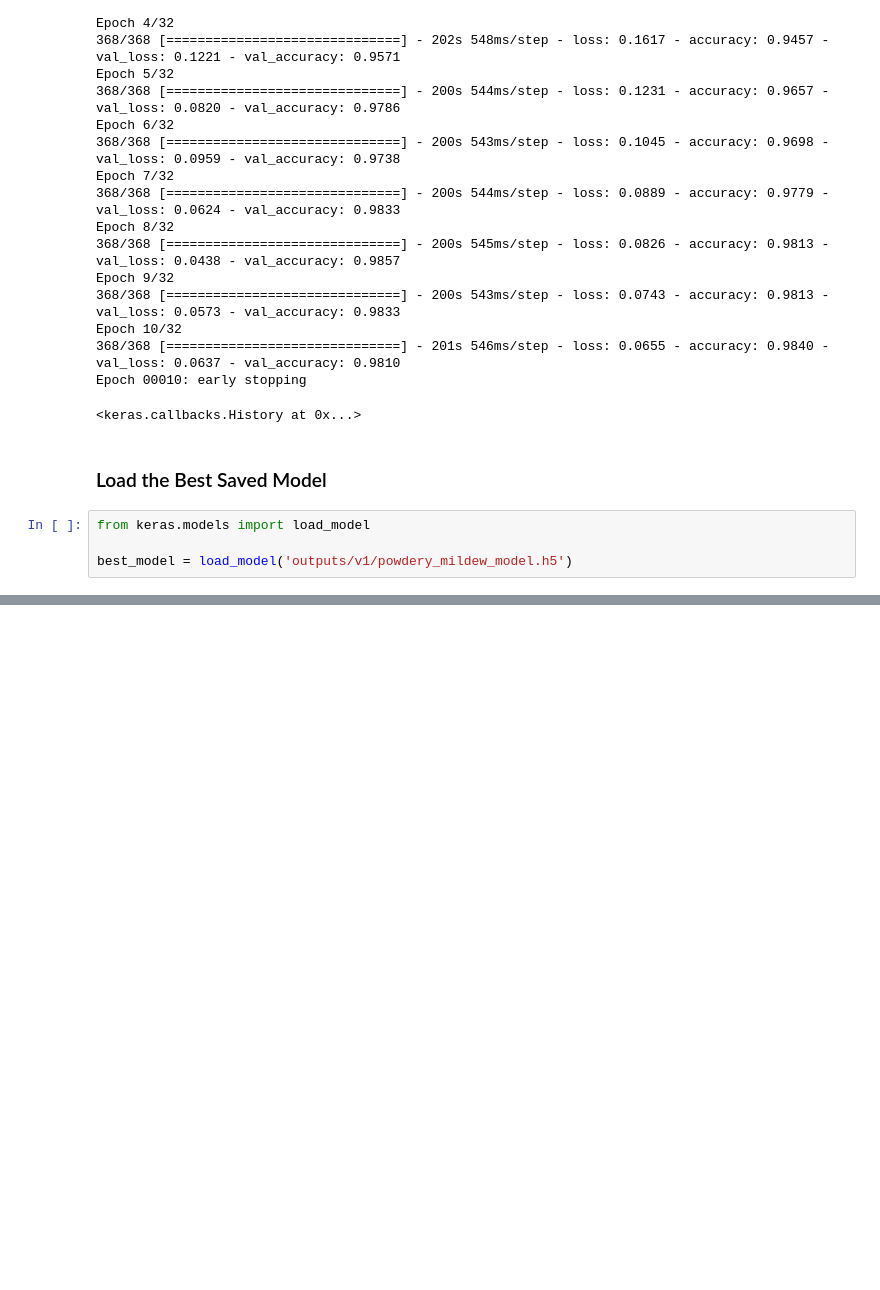
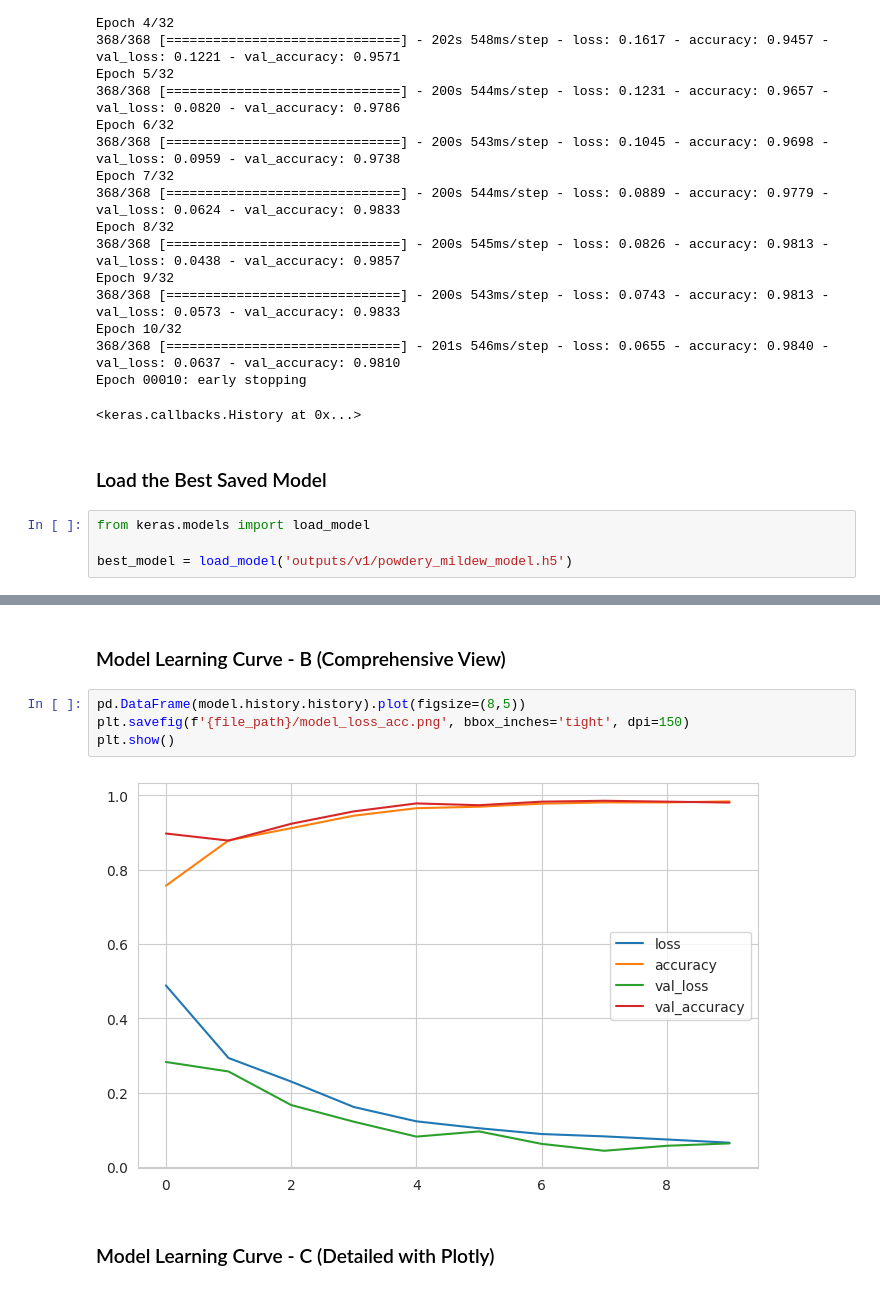
Before and after one commit to SanorSmith/CI_PP5, a Jupyter notebook: jupyter_notebooks/ModellingEvaluating.ipynb, the cells around one changed output, grey strips where cells are left out. Saved outputs shown, nothing was run; the diff lists cells and outputs as text; blank space fills up the shorter version.

```diff
--- a/jupyter_notebooks/ModellingEvaluating.ipynb
+++ b/jupyter_notebooks/ModellingEvaluating.ipynb
@@ -447,0 +468,10 @@ best_model = load_model('outputs/v1/powdery_mildew_model.h5')
+# %% [markdown]
+### Model Learning Curve - B (Comprehensive View)
+# %%
+pd.DataFrame(model.history.history).plot(figsize=(8,5))
+plt.savefig(f'{file_path}/model_loss_acc.png', bbox_inches='tight', dpi=150)
+plt.show()
+# %% [output]
+[figure, added]
+# %% [markdown]
+### Model Learning Curve - C (Detailed with Plotly)
```
Also changed, not shown: parts of 4 cells of this notebook, 4 other files.
